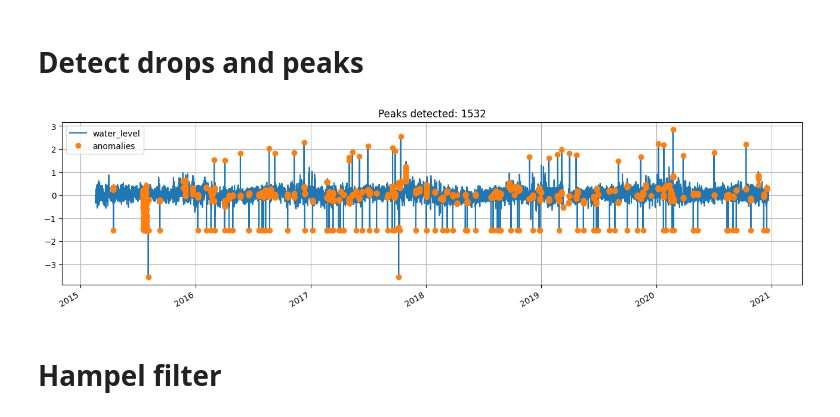
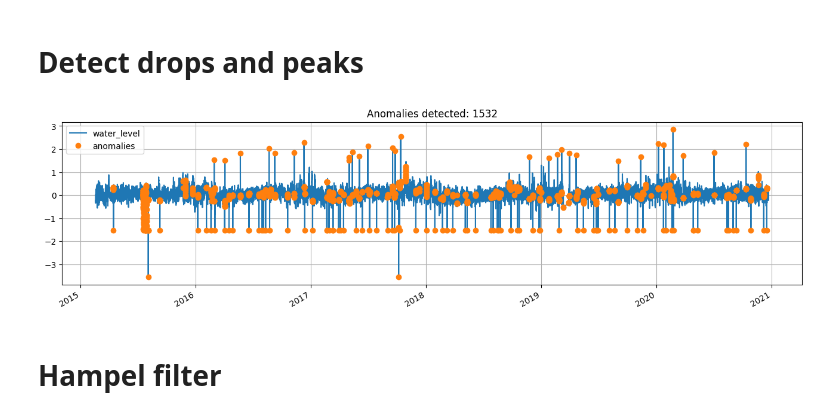
Before and after one commit to DHI/tsod, a Jupyter notebook: notebooks/Example Water Level.ipynb, the cells around one changed output. Cells and saved outputs as stored; diff of their text form; code cells hidden in the pictures.

```diff
--- a/notebooks/Example Water Level.ipynb
+++ b/notebooks/Example Water Level.ipynb
@@ -69,9 +69,9 @@ std_anomalies = detector.detect(data)
 # %%
 detected = data.to_frame()
 detected["anomalies"] = data[std_anomalies]
-ax = detected.plot(style=["-", "o"], figsize=(16, 4), grid=True, title=f"Peaks detected: {std_anomalies.sum()}")
+ax = detected.plot(style=["-", "o"], figsize=(16, 4), grid=True, title=f"Anomalies detected: {std_anomalies.sum()}")
 # %% [output]
-[figure, old version]
+[figure, new version]
 # %% [markdown]
 # Hampel filter
 # %% [markdown]
```
Also changed, not shown: 2 other files.
